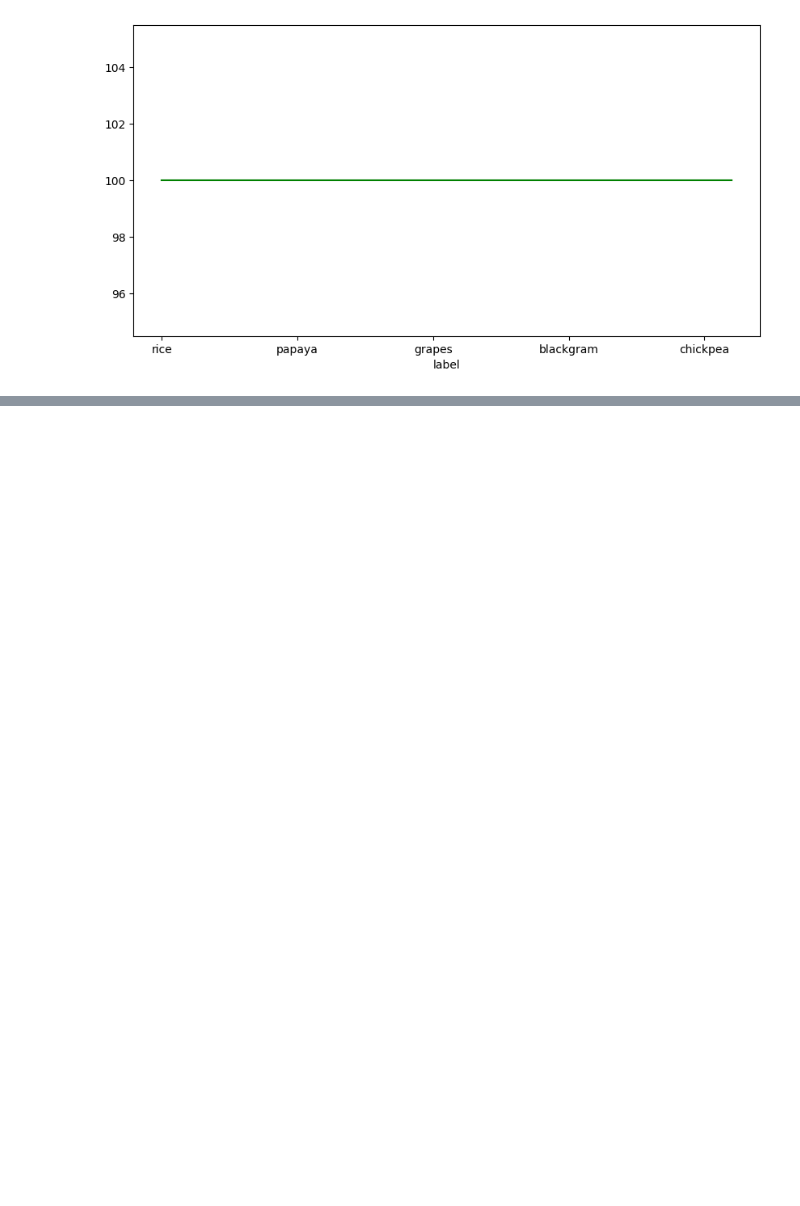
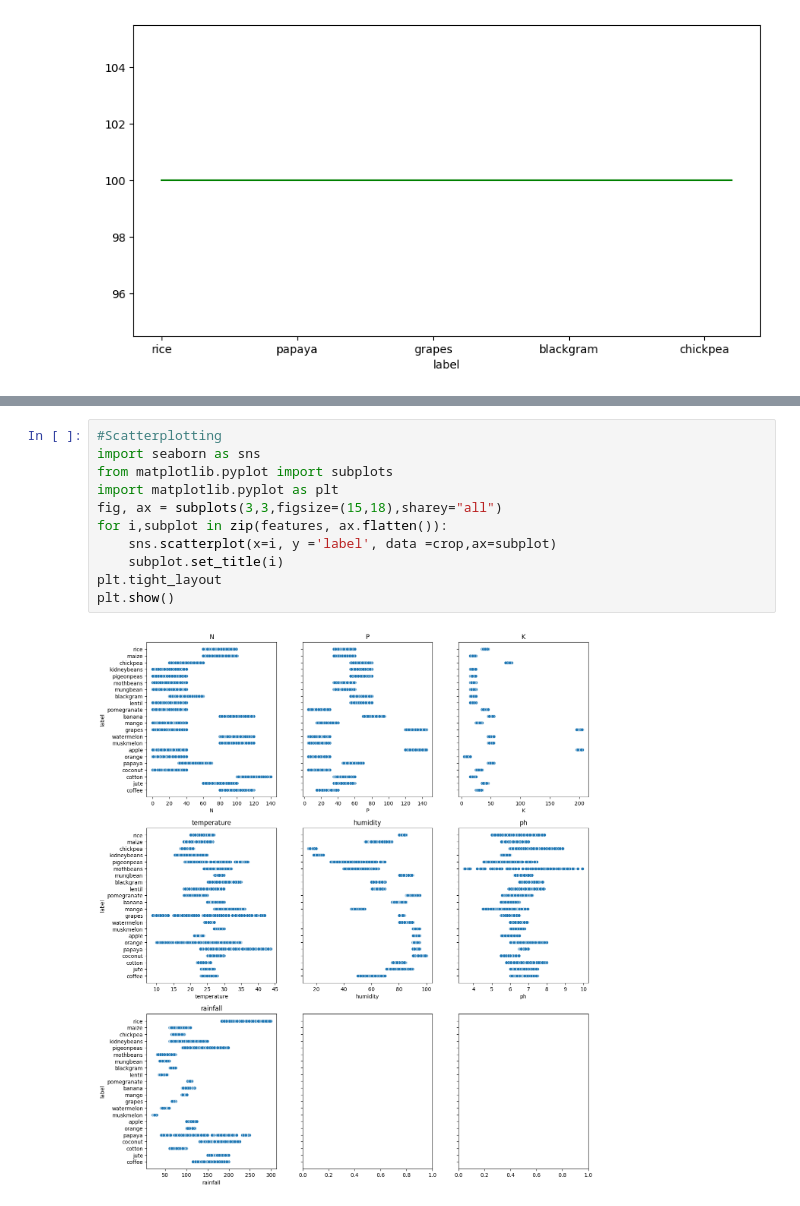
Before and after one commit to DKS2301/Crop-and-Fertilizer-Recommendation-System, a Jupyter notebook: crop.ipynb, the cells around one changed output, grey strips where cells are left out. Drawn from its saved outputs; the diff is of its cells as text; blank space fills up the shorter version.

```diff
--- a/crop.ipynb
+++ b/crop.ipynb
@@ -138,0 +185,13 @@ crop['label'].value_counts().plot(kind='line', color='green', figsize=(10, 5))
+# %%
+#Scatterplotting
+import seaborn as sns
+from matplotlib.pyplot import subplots
+import matplotlib.pyplot as plt
+fig, ax = subplots(3,3,figsize=(15,18),sharey="all")
+for i,subplot in zip(features, ax.flatten()):
+    sns.scatterplot(x=i, y ='label', data =crop,ax=subplot)
+    subplot.set_title(i)
+plt.tight_layout
+plt.show()
+# %% [output]
+[figure, added]
```
Also changed, not shown: parts of 5 cells of this notebook.
